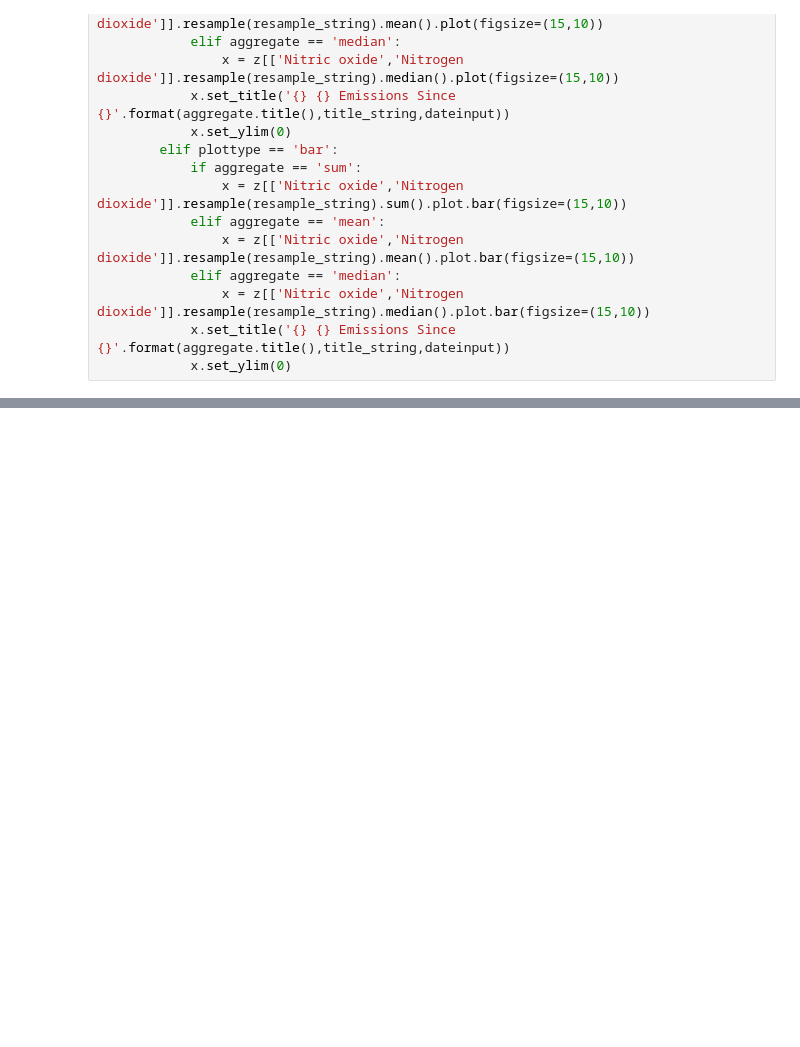
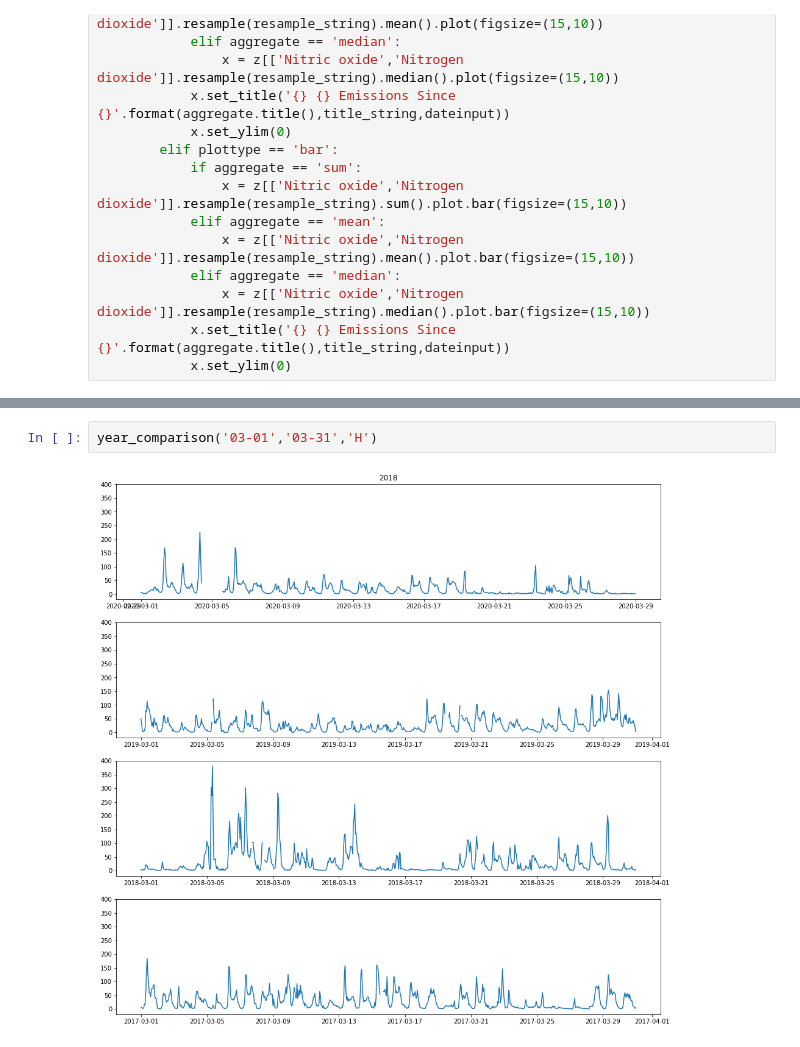
Before and after one commit to productivityboyz/Air-Pollution-Project, a Jupyter notebook: Derby Air Pollution.ipynb, the cells around one changed output, grey strips where cells are left out. Drawn from its saved outputs; the diff is of its cells as text; blank space fills up the shorter version.

```diff
--- a/Derby Air Pollution.ipynb
+++ b/Derby Air Pollution.ipynb
@@ -153,0 +237,4 @@ plot_date_range('2019-03-01','M','bar','median')
+# %%
+year_comparison('03-01','03-31','H')
+# %% [output]
+[figure, added]
```
Also changed, not shown: parts of 6 cells of this notebook.
